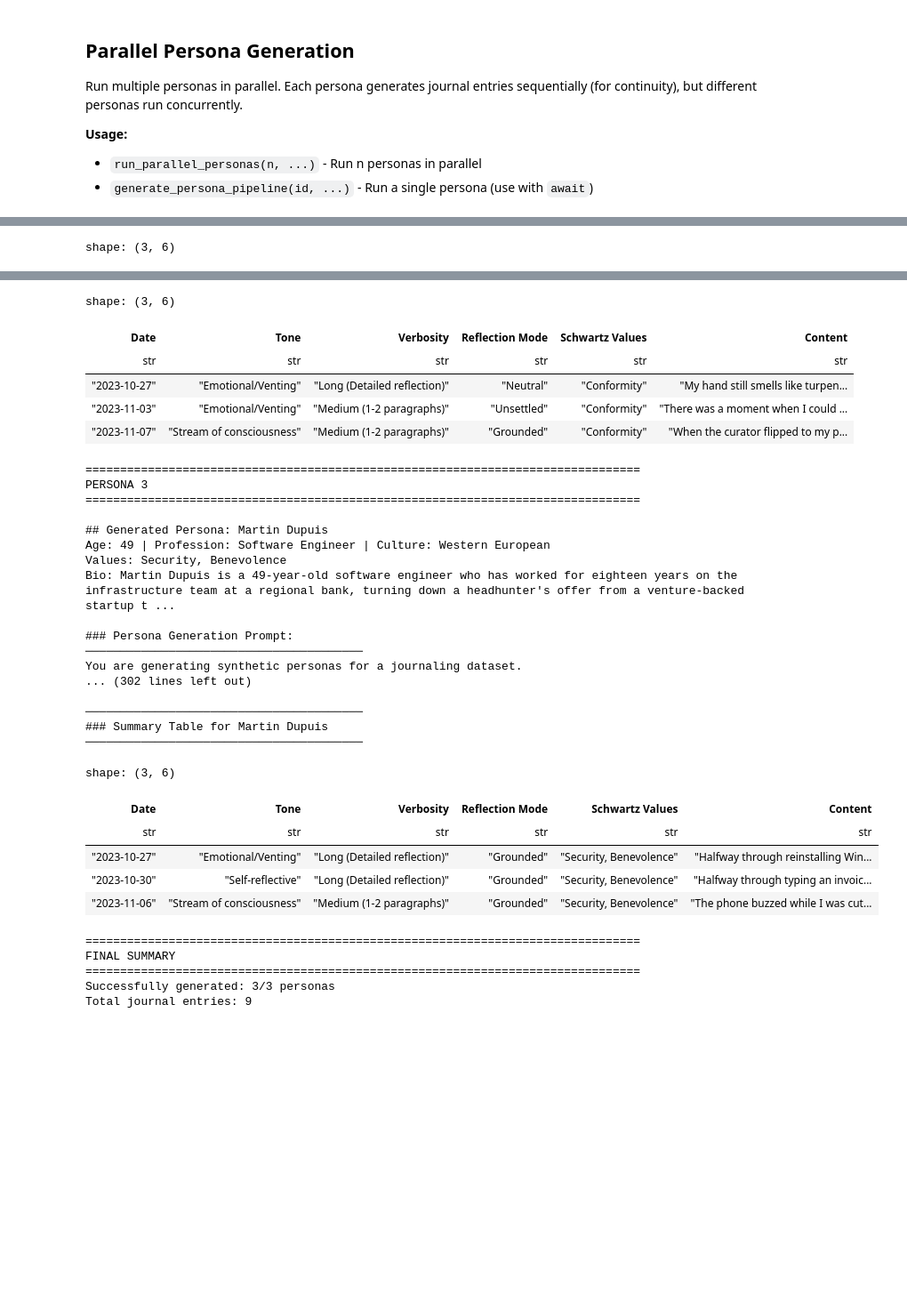
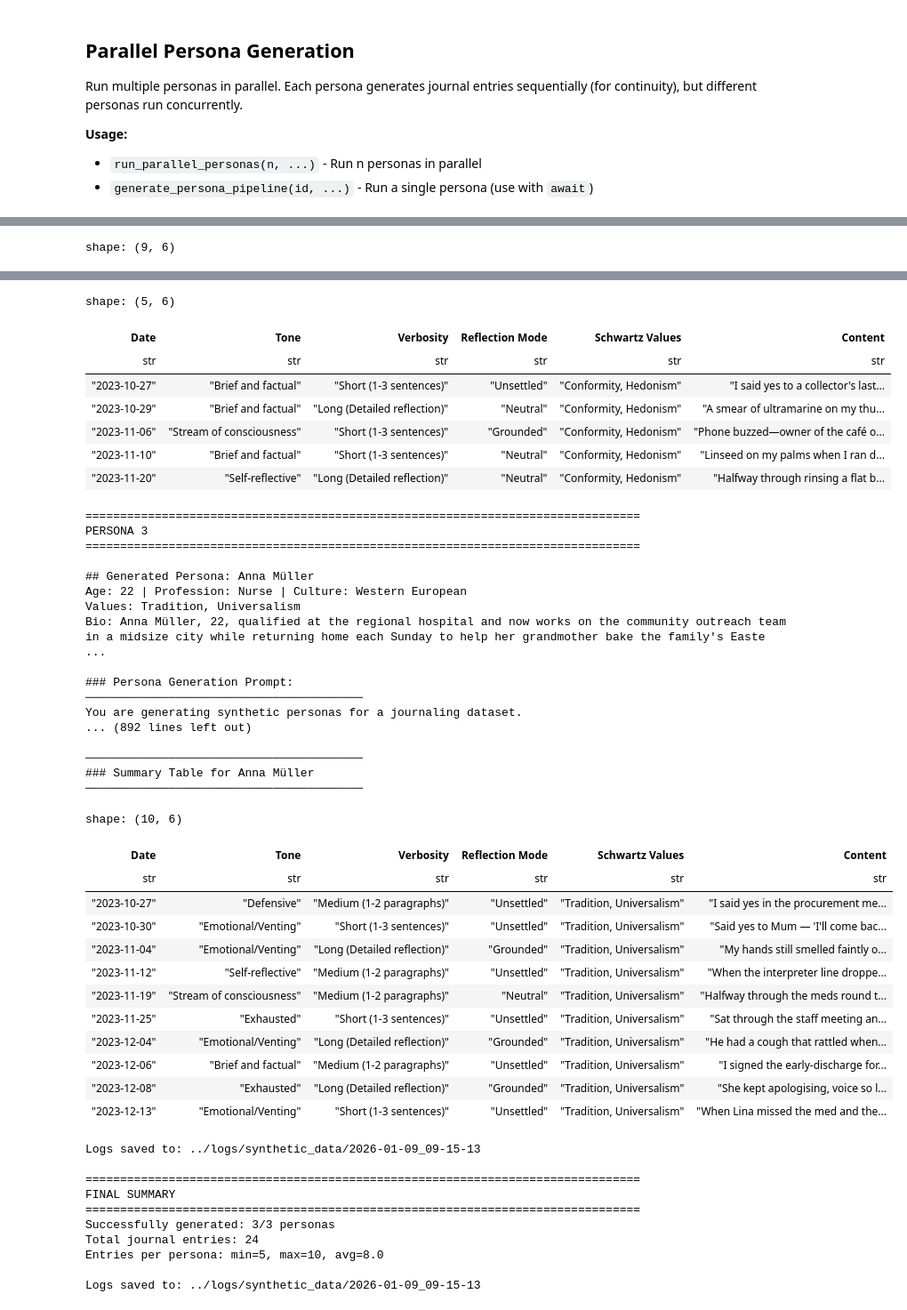
Before and after one commit to DesmondChoy/twinkl, a Jupyter notebook: notebooks/journal_gen.ipynb, the cells around one changed output, grey strips where cells are left out. Shown at 89% size. Cells and saved outputs as stored; diff of their text form; code cells hidden in the pictures; blank space fills up the shorter version.

```diff
--- a/notebooks/journal_gen.ipynb
+++ b/notebooks/journal_gen.ipynb
@@ -548,7 +548,8 @@ async def run_parallel_personas(
     num_personas: int,
     config: dict,
     schwartz_config: dict,
-    num_entries: int = 3,
+    min_entries: int = 3,
+    max_entries: int = 10,
     start_date: str = "2023-10-27",
 ) -> list[PersonaPipelineResult | Exception]:
     """Run multiple persona pipelines in parallel.
@@ -560,15 +561,21 @@ async def run_parallel_personas(
         num_personas: Number of personas to generate in parallel
         config: Main configuration dict
         schwartz_config: Schwartz values elaboration config
-        num_entries: Number of journal entries per persona
+        min_entries: Minimum journal entries per persona
+        max_entries: Maximum journal entries per persona
         start_date: Starting date for journal entries
 
     Returns:
         List of PersonaPipelineResult or Exception, in persona order
     """
+    # Each persona gets a random number of entries for training diversity
     tasks = [
         generate_persona_pipeline(
-            i + 1, config, schwartz_config, num_entries, start_date
+            i + 1,
+            config,
+            schwartz_config,
+            num_entries=random.randint(min_entries, max_entries),
+            start_date=start_date,
         )
         for i in range(num_personas)
     ]
@@ -664,11 +820,12 @@ Run multiple personas in parallel. Each persona generates journal entries sequen
 # %%
 # Configuration
 NUM_PERSONAS = 3
-NUM_ENTRIES = 3
+MIN_ENTRIES = 3
+MAX_ENTRIES = 10
 START_DATE = "2023-10-27"
 
 print(
-    f"Generating {NUM_PERSONAS} personas in parallel, each with {NUM_ENTRIES} entries..."
+    f"Generating {NUM_PERSONAS} personas in parallel, each with {MIN_ENTRIES}-{MAX_ENTRIES} entries..."
 )
 print(f"Model: {MODEL_NAME} | Reasoning: {DEFAULT_REASONING_EFFORT}")
 print(f"Start date: {START_DATE}\n")
@@ -678,13 +835,17 @@ results = await run_parallel_personas(
     num_personas=NUM_PERSONAS,
     config=config,
     schwartz_config=schwartz_config,
-    num_entries=NUM_ENTRIES,
+    min_entries=MIN_ENTRIES,
+    max_entries=MAX_ENTRIES,
     start_date=START_DATE,
 )
 
 # Display results in order (Persona 1, 2, 3, ...)
 for result in results:
     display_persona_results(result)
+
+# Save logs
+log_dir = save_run_logs(results, config, NUM_PERSONAS, MIN_ENTRIES, MAX_ENTRIES)
 
 # Summary
 successful = [r for r in results if isinstance(r, PersonaPipelineResult) and r.persona]
@@ -700,5 +861,13 @@ print(f"{'=' * 80}")
 print(f"Successfully generated: {len(successful)}/{NUM_PERSONAS} personas")
 if failed:
     print(f"Failed: {len(failed)} persona(s)")
-print(f"Total journal entries: {sum(len(r.entries) for r in successful)}")
+
+total_entries = sum(len(r.entries) for r in successful)
+entry_counts = [len(r.entries) for r in successful]
+print(f"Total journal entries: {total_entries}")
+if entry_counts:
+    print(
+        f"Entries per persona: min={min(entry_counts)}, max={max(entry_counts)}, avg={sum(entry_counts) / len(entry_counts):.1f}"
+    )
+print(f"\nLogs saved to: {log_dir}")
 # %% [output]
@@ -721,4 +890,4 @@ Values: Hedonism
 ────────────────────────────────────────
-shape: (3, 6)
+shape: (9, 6)
 | Date | Tone | Verbosity | Reflection Mode | Schwartz Values | Content |
 | str | str | str | str | str | str |
@@ -744,35 +919,49 @@ You are generating synthetic personas for a journaling dataset.
 ────────────────────────────────────────
-shape: (3, 6)
+shape: (5, 6)
 | Date | Tone | Verbosity | Reflection Mode | Schwartz Values | Content |
 | str | str | str | str | str | str |
-| "2023-10-27" | "Emotional/Venting" | "Long (Detailed reflection)" | "Neutral" | "Conformity" | "My hand still smells like turpen... |
-| "2023-11-03" | "Emotional/Venting" | "Medium (1-2 paragraphs)" | "Unsettled" | "Conformity" | "There was a moment when I could ... |
-| "2023-11-07" | "Stream of consciousness" | "Medium (1-2 paragraphs)" | "Grounded" | "Conformity" | "When the curator flipped to my p... |
+| "2023-10-27" | "Brief and factual" | "Short (1-3 sentences)" | "Unsettled" | "Conformity, Hedonism" | "I said yes to a collector's last... |
+| "2023-10-29" | "Brief and factual" | "Long (Detailed reflection)" | "Neutral" | "Conformity, Hedonism" | "A smear of ultramarine on my thu... |
+| "2023-11-06" | "Stream of consciousness" | "Short (1-3 sentences)" | "Grounded" | "Conformity, Hedonism" | "Phone buzzed—owner of the café o... |
+| "2023-11-10" | "Brief and factual" | "Short (1-3 sentences)" | "Neutral" | "Conformity, Hedonism" | "Linseed on my palms when I ran d... |
+| "2023-11-20" | "Self-reflective" | "Long (Detailed reflection)" | "Neutral" | "Conformity, Hedonism" | "Halfway through rinsing a flat b... |
 ================================================================================
 PERSONA 3
 ================================================================================
 
-## Generated Persona: Martin Dupuis
-Age: 49 | Profession: Software Engineer | Culture: Western European
-Values: Security, Benevolence
-Bio: Martin Dupuis is a 49-year-old software engineer who has worked for eighteen years on the infrastructure team at a regional bank, turning down a headhunter's offer from a venture-backed startup t ...
+## Generated Persona: Anna Müller
+Age: 22 | Profession: Nurse | Culture: Western European
+Values: Tradition, Universalism
+Bio: Anna Müller, 22, qualified at the regional hospital and now works on the community outreach team in a midsize city while returning home each Sunday to help her grandmother bake the family's Easte ...
 
 ### Persona Generation Prompt:
 ────────────────────────────────────────
 You are generating synthetic personas for a journaling dataset.
-... (302 lines left out)
+... (892 lines left out)
 
 ────────────────────────────────────────
-### Summary Table for Martin Dupuis
+### Summary Table for Anna Müller
 ────────────────────────────────────────
-shape: (3, 6)
+shape: (10, 6)
 | Date | Tone | Verbosity | Reflection Mode | Schwartz Values | Content |
 | str | str | str | str | str | str |
-| "2023-10-27" | "Emotional/Venting" | "Long (Detailed reflection)" | "Grounded" | "Security, Benevolence" | "Halfway through reinstalling Win... |
-| "2023-10-30" | "Self-reflective" | "Long (Detailed reflection)" | "Grounded" | "Security, Benevolence" | "Halfway through typing an invoic... |
-| "2023-11-06" | "Stream of consciousness" | "Medium (1-2 paragraphs)" | "Grounded" | "Security, Benevolence" | "The phone buzzed while I was cut... |
+| "2023-10-27" | "Defensive" | "Medium (1-2 paragraphs)" | "Unsettled" | "Tradition, Universalism" | "I said yes in the procurement me... |
+| "2023-10-30" | "Emotional/Venting" | "Short (1-3 sentences)" | "Unsettled" | "Tradition, Universalism" | "Said yes to Mum — 'I'll come bac... |
+| "2023-11-04" | "Emotional/Venting" | "Long (Detailed reflection)" | "Grounded" | "Tradition, Universalism" | "My hands still smelled faintly o... |
+| "2023-11-12" | "Self-reflective" | "Medium (1-2 paragraphs)" | "Unsettled" | "Tradition, Universalism" | "When the interpreter line droppe... |
+| "2023-11-19" | "Stream of consciousness" | "Medium (1-2 paragraphs)" | "Neutral" | "Tradition, Universalism" | "Halfway through the meds round t... |
+| "2023-11-25" | "Exhausted" | "Short (1-3 sentences)" | "Unsettled" | "Tradition, Universalism" | "Sat through the staff meeting an... |
+| "2023-12-04" | "Emotional/Venting" | "Long (Detailed reflection)" | "Grounded" | "Tradition, Universalism" | "He had a cough that rattled when... |
+| "2023-12-06" | "Brief and factual" | "Medium (1-2 paragraphs)" | "Unsettled" | "Tradition, Universalism" | "I signed the early-discharge for... |
+| "2023-12-08" | "Exhausted" | "Long (Detailed reflection)" | "Grounded" | "Tradition, Universalism" | "She kept apologising, voice so l... |
+| "2023-12-13" | "Emotional/Venting" | "Short (1-3 sentences)" | "Unsettled" | "Tradition, Universalism" | "When Lina missed the med and the... |
+Logs saved to: ../logs/synthetic_data/2026-01-09_09-15-13
+
 ================================================================================
 FINAL SUMMARY
 ================================================================================
 Successfully generated: 3/3 personas
-Total journal entries: 9
+Total journal entries: 24
+Entries per persona: min=5, max=10, avg=8.0
+
+Logs saved to: ../logs/synthetic_data/2026-01-09_09-15-13
```
Also changed, not shown: parts of 3 cells of this notebook, 19 other files.
